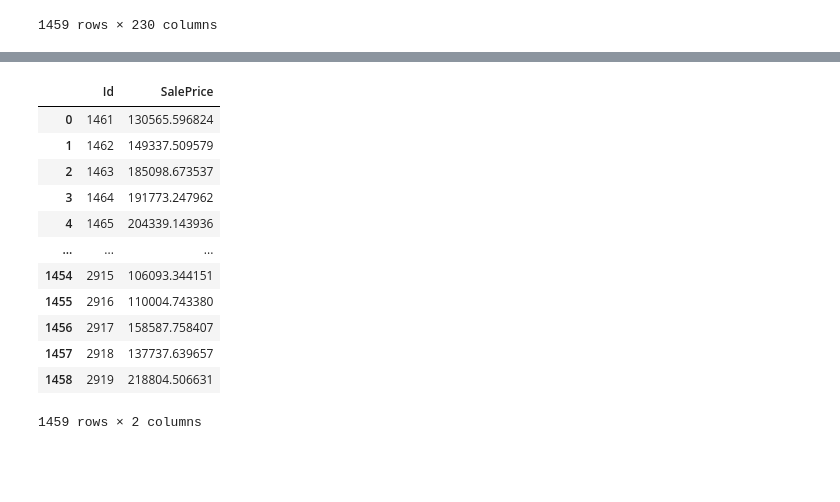
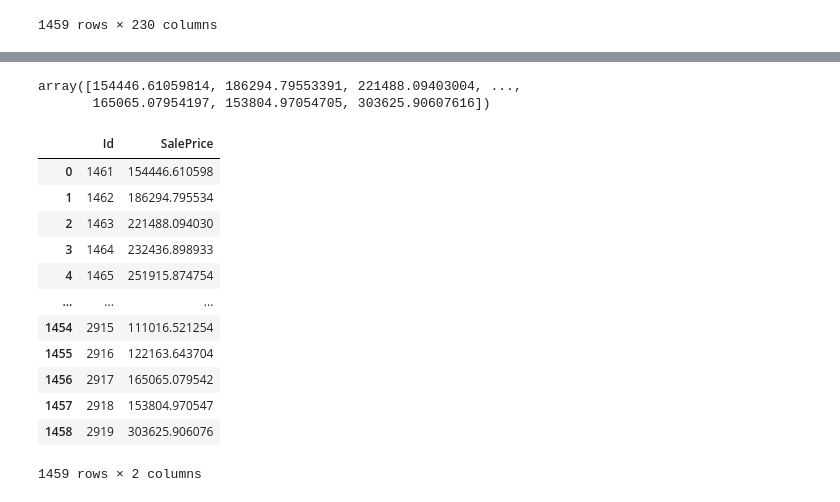
Before and after one commit to viniciusvianavieira/houses_prices_kaggle, a Jupyter notebook: prices.ipynb, the cells around one changed output, grey strips where cells are left out. Drawn from its saved outputs; the diff is of its cells as text; code cells hidden in the pictures; blank space fills up the shorter version.

Commit message:
Third Predict V0.03 (Worse)

```diff
--- a/prices.ipynb
+++ b/prices.ipynb
@@ -449,3 +640,6 @@ test
 | 1457 | 85 | RL | 62.0 | 10441 | Pave | Reg | Lvl | AllPub | Inside | ... |
 | 1458 | 60 | RL | 74.0 | 9627 | Pave | Reg | Lvl | AllPub | Inside | ... |
 1459 rows × 73 columns
+# %%
+test = cyclic_data_using_sin_cos(test, "MoSold", 12)
+test
@@ -471,0 +678,3 @@ display(test[numerics_columns].head())
+# %%
+filter_skew_test = skewness_metrics(test, numerics_columns)
+filter_skew_test
@@ -471,0 +703,6 @@ display(test[numerics_columns].head())
+# %%
+for column in filter_skew_test["Columns"].to_list():
+    test[column] = np.log1p(test[column])
+
+filter_skew_test = skewness_metrics(train, numerics_columns)
+filter_skew_test
@@ -521,22 +761,26 @@ array([[0.000e+00, 0.000e+00, 1.000e+00, ..., 0.000e+00, 6.000e+00,
+# %%
+predictions = np.exp(baseline_model.predict(test))
+predictions
+# %% [output]
+array([154446.61059814, 186294.79553391, 221488.09403004, ...,
+       165065.07954197, 153804.97054705, 303625.90607616])
 # %%
-y_pred_test = best_model.predict(X_test)
-y_pred_test
 prediction = pd.DataFrame()
 prediction["Id"] = test_id
-prediction["SalePrice"] = y_pred_test
+prediction["SalePrice"] = predictions
 prediction
 # %% [output]
 |  | Id | SalePrice |
-| 0 | 1461 | 130565.596824 |
-| 1 | 1462 | 149337.509579 |
-| 2 | 1463 | 185098.673537 |
-| 3 | 1464 | 191773.247962 |
-| 4 | 1465 | 204339.143936 |
+| 0 | 1461 | 154446.610598 |
+| 1 | 1462 | 186294.795534 |
+| 2 | 1463 | 221488.094030 |
+| 3 | 1464 | 232436.898933 |
+| 4 | 1465 | 251915.874754 |
 | ... | ... | ... |
-| 1454 | 2915 | 106093.344151 |
-| 1455 | 2916 | 110004.743380 |
-| 1456 | 2917 | 158587.758407 |
-| 1457 | 2918 | 137737.639657 |
-| 1458 | 2919 | 218804.506631 |
+| 1454 | 2915 | 111016.521254 |
+| 1455 | 2916 | 122163.643704 |
+| 1456 | 2917 | 165065.079542 |
+| 1457 | 2918 | 153804.970547 |
+| 1458 | 2919 | 303625.906076 |
 1459 rows × 2 columns
 # %%
```
Also changed, not shown: parts of 46 cells of this notebook, 4 other files.
